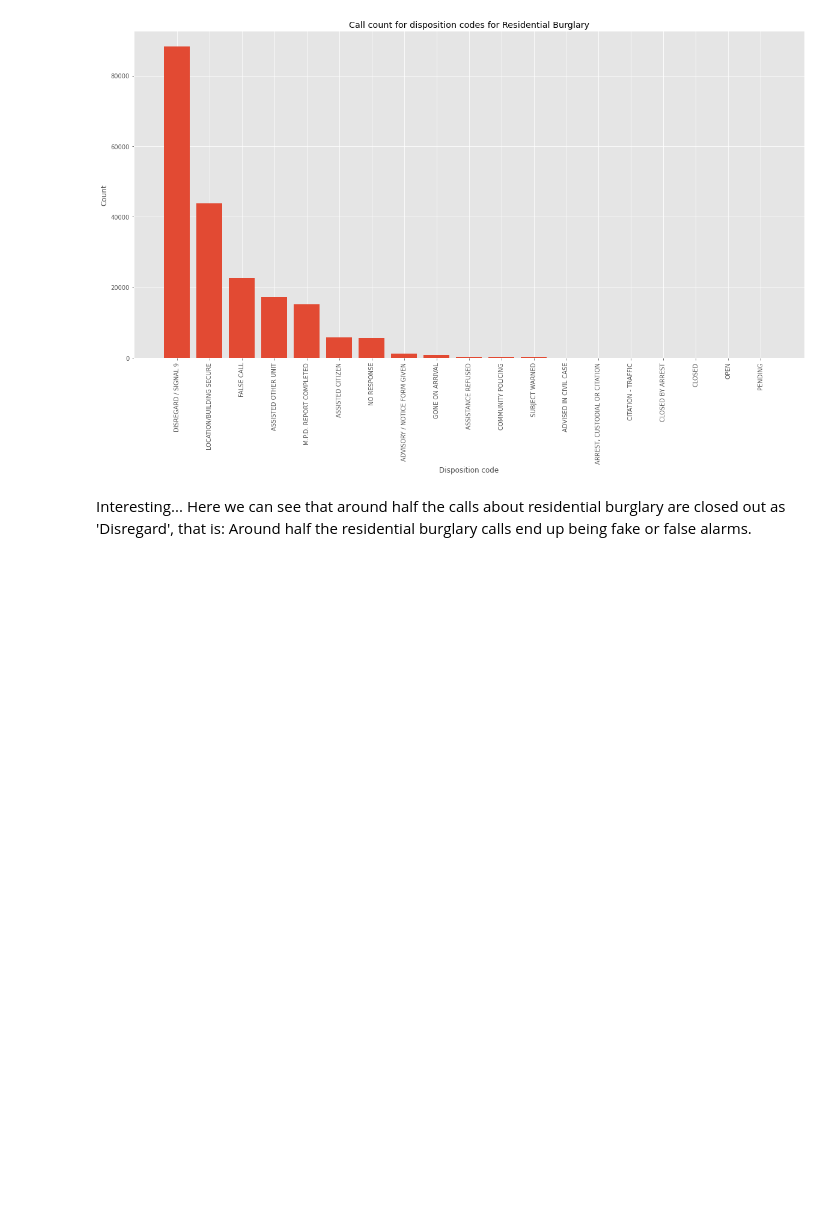
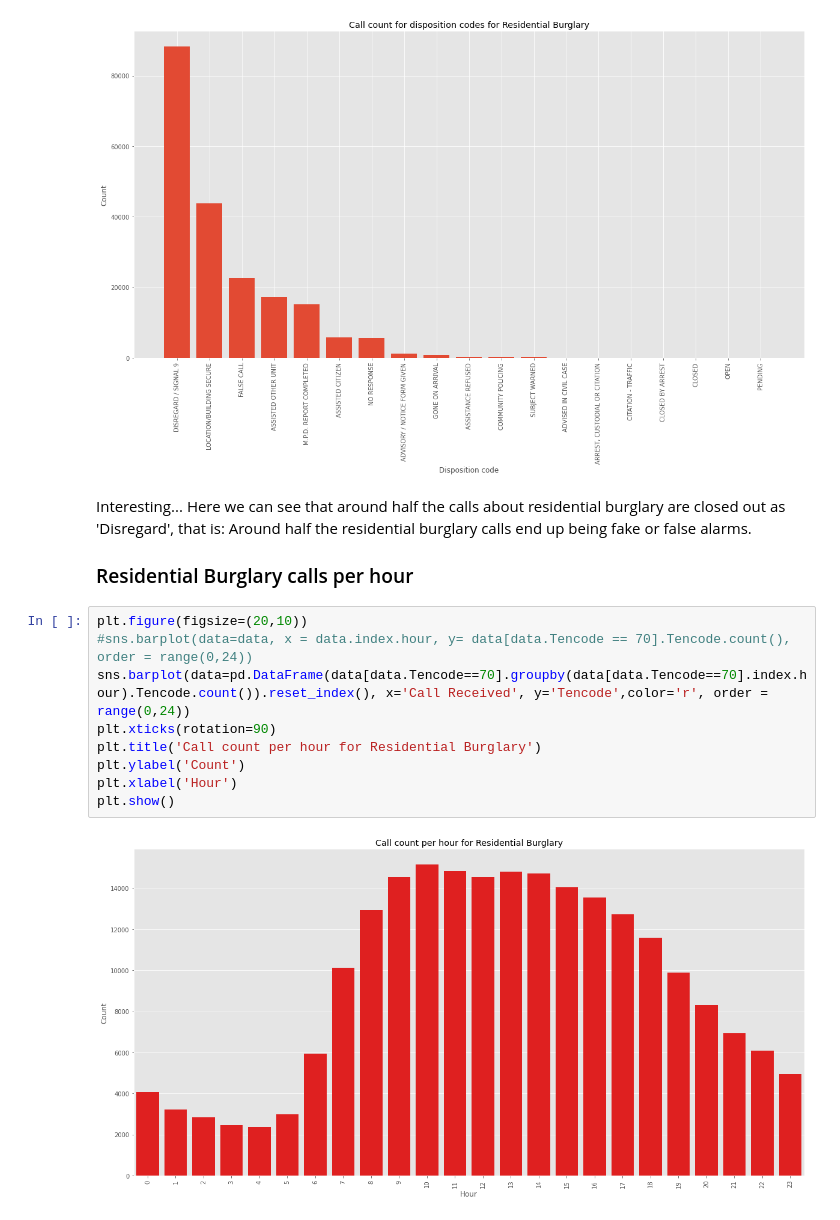
Before and after one commit to ronaldpacheco/Nashville_Police_Calls, a Jupyter notebook: Police_calls_analysis.ipynb, the cells around one changed output. Cells and saved outputs as stored; diff of their text form; blank space fills up the shorter version.

```diff
--- a/Police_calls_analysis.ipynb
+++ b/Police_calls_analysis.ipynb
@@ -639,3 +668,16 @@ plt.show()
 [figure]
 # %% [markdown]
 Interesting... Here we can see that around half the calls about residential burglary are closed out as 'Disregard', that is: Around half the residential burglary calls end up being fake or false alarms.
+
+### Residential Burglary calls per hour
+# %%
+plt.figure(figsize=(20,10))
+#sns.barplot(data=data, x = data.index.hour, y= data[data.Tencode == 70].Tencode.count(), order = range(0,24))
+sns.barplot(data=pd.DataFrame(data[data.Tencode==70].groupby(data[data.Tencode==70].index.hour).Tencode.count()).reset_index(), x='Call Received', y='Tencode',color='r', order = range(0,24))
+plt.xticks(rotation=90)
+plt.title('Call count per hour for Residential Burglary')
+plt.ylabel('Count')
+plt.xlabel('Hour')
+plt.show()
+# %% [output]
+[figure, added]
```
Also changed, not shown: parts of 8 cells of this notebook, 4 other files.
